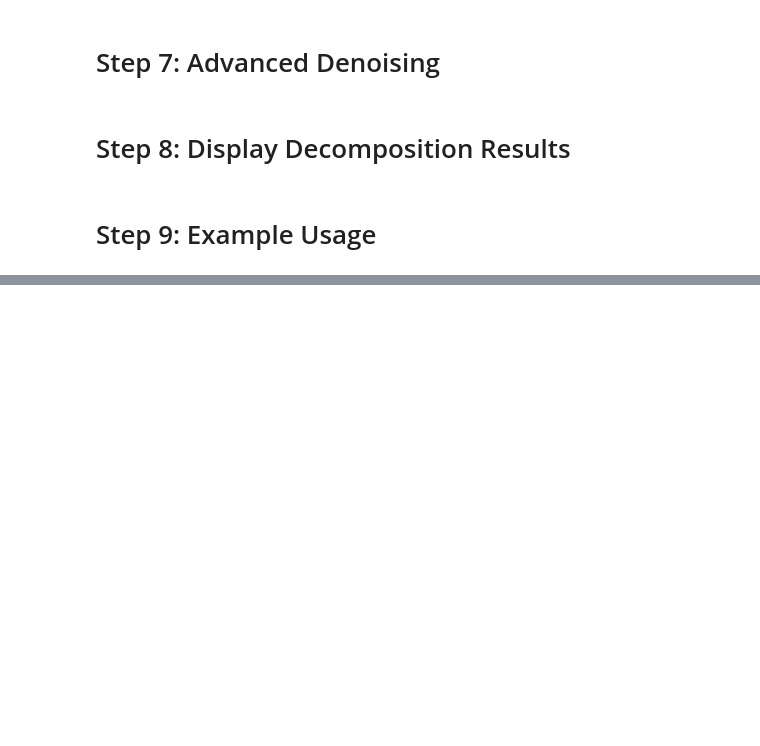
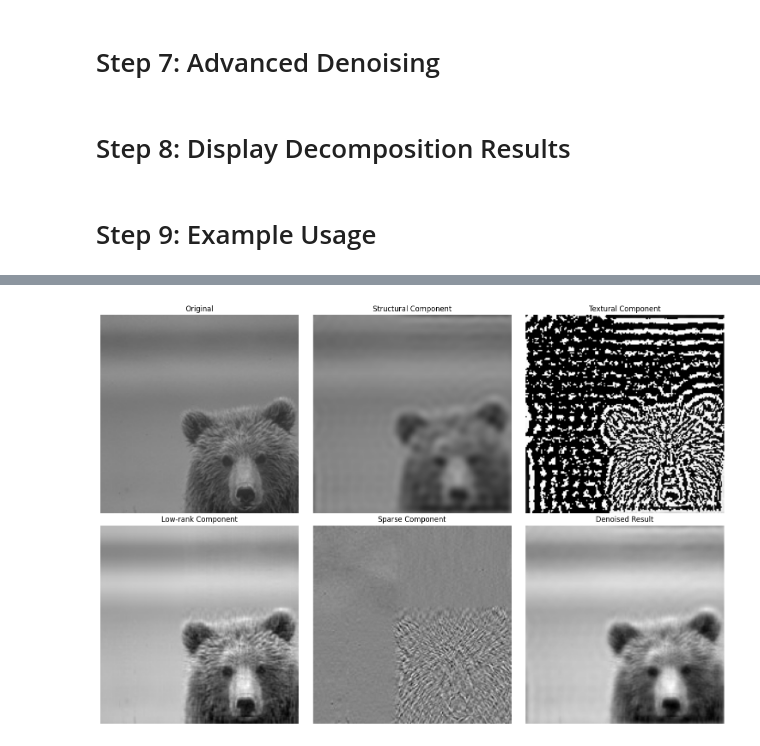
Before and after one commit to fjadidi2001/DecompDenoise, a Jupyter notebook: DD_Feb12.ipynb, the cells around one changed output, grey strips where cells are left out. Drawn from its saved outputs; the diff is of its cells as text; code cells hidden in the pictures; blank space fills up the shorter version.

```diff
--- a/DD_Feb12.ipynb
+++ b/DD_Feb12.ipynb
@@ -277,0 +278,21 @@ if __name__ == "__main__":
+# %%
+if __name__ == "__main__":
+    try:
+        # Load image
+        image_path = "test_002.png"
+        noisy_image = cv2.imread(image_path)
+
+        if noisy_image is None:
+            raise ValueError(f"Failed to load image: {image_path}")
+
+        # Perform decomposition and denoising
+        results = advanced_denoising(noisy_image)
+        results['original'] = noisy_image
+
+        # Display results
+        display_decomposition_results(results)
+
+    except Exception as e:
+        print(f"An error occurred: {e}")
+# %% [output]
+[figure, added]
```
Also changed, not shown: parts of 1 cell of this notebook.
